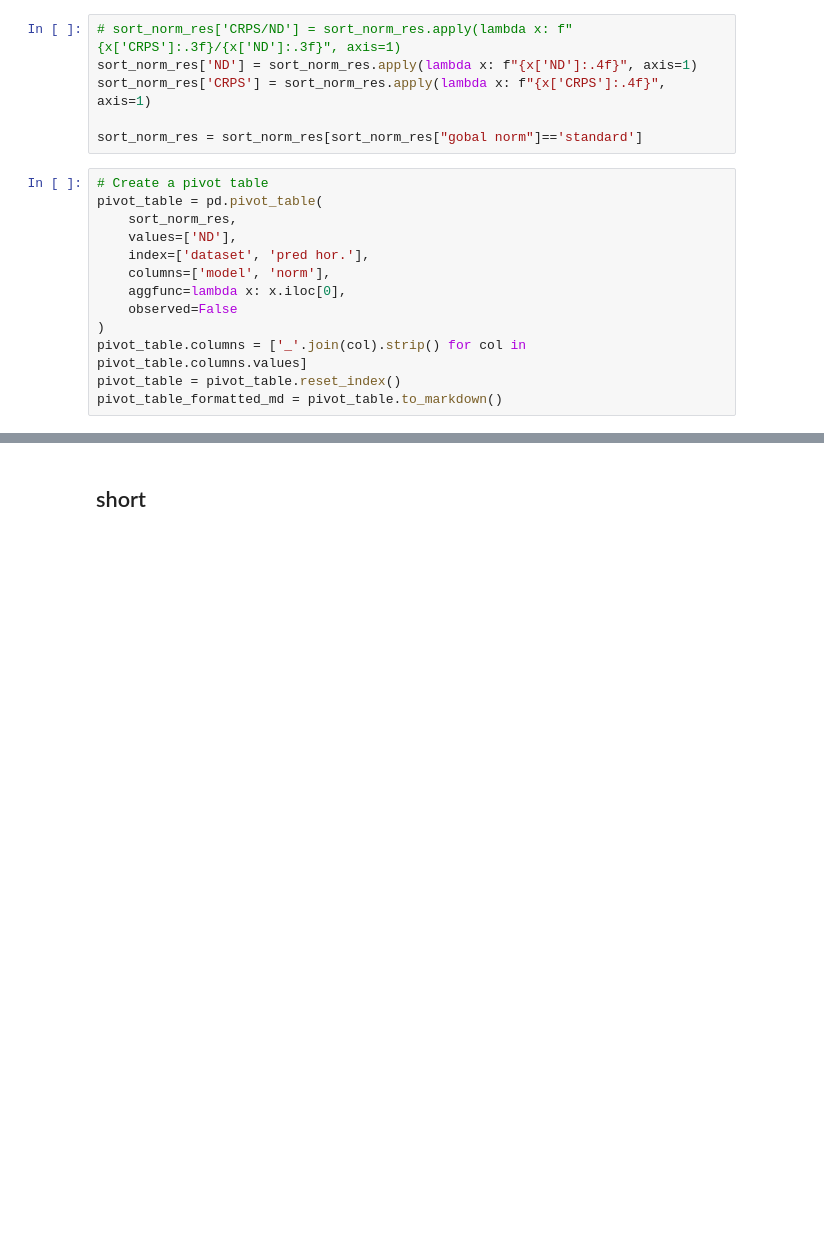
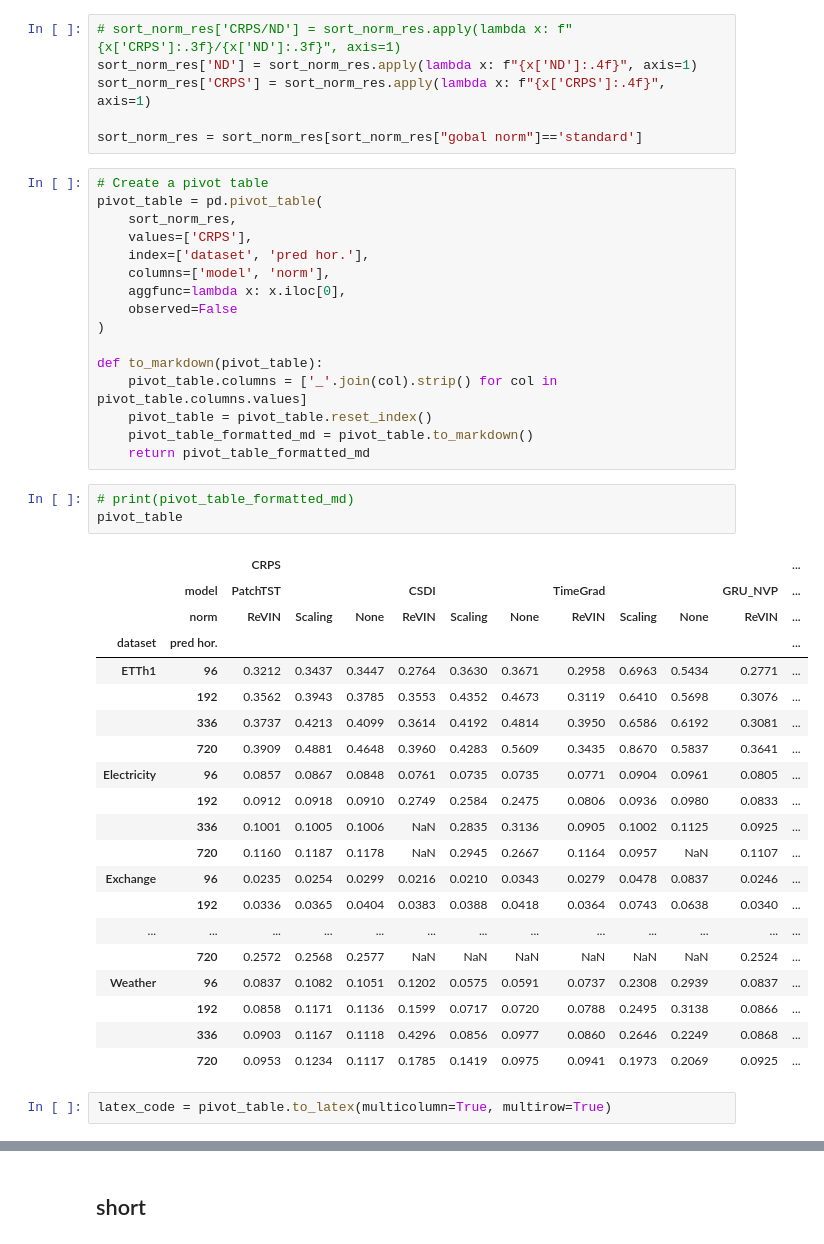
Before and after one commit to imJiawen/ProbTS, a Jupyter notebook: analysis/rebuttal_analysis.ipynb, the cells around one changed output, grey strips where cells are left out. Drawn from its saved outputs; the diff is of its cells as text; blank space fills up the shorter version.

Commit message:
update to_latex

```diff
--- a/analysis/rebuttal_analysis.ipynb
+++ b/analysis/rebuttal_analysis.ipynb
@@ -303,13 +303,42 @@ sort_norm_res = sort_norm_res[sort_norm_res["gobal norm"]=='standard']
 # Create a pivot table
 pivot_table = pd.pivot_table(
     sort_norm_res,
-    values=['ND'],
+    values=['CRPS'],
     index=['dataset', 'pred hor.'],
     columns=['model', 'norm'],
     aggfunc=lambda x: x.iloc[0],
     observed=False
 )
-pivot_table.columns = ['_'.join(col).strip() for col in pivot_table.columns.values]
-pivot_table = pivot_table.reset_index()
-pivot_table_formatted_md = pivot_table.to_markdown()
+
+def to_markdown(pivot_table):
+    pivot_table.columns = ['_'.join(col).strip() for col in pivot_table.columns.values]
+    pivot_table = pivot_table.reset_index()
+    pivot_table_formatted_md = pivot_table.to_markdown()
+    return pivot_table_formatted_md
+# %%
+# print(pivot_table_formatted_md)
+pivot_table
+# %% [output]
+|  |  | CRPS |  |  |  |  |  |  |  |  |  | ... |
+|  | model | PatchTST |  |  | CSDI |  |  | TimeGrad |  |  | GRU_NVP | ... |
+|  | norm | ReVIN | Scaling | None | ReVIN | Scaling | None | ReVIN | Scaling | None | ReVIN | ... |
+| dataset | pred hor. |  |  |  |  |  |  |  |  |  |  | ... |
+| ETTh1 | 96 | 0.3212 | 0.3437 | 0.3447 | 0.2764 | 0.3630 | 0.3671 | 0.2958 | 0.6963 | 0.5434 | 0.2771 | ... |
+|  | 192 | 0.3562 | 0.3943 | 0.3785 | 0.3553 | 0.4352 | 0.4673 | 0.3119 | 0.6410 | 0.5698 | 0.3076 | ... |
+|  | 336 | 0.3737 | 0.4213 | 0.4099 | 0.3614 | 0.4192 | 0.4814 | 0.3950 | 0.6586 | 0.6192 | 0.3081 | ... |
+|  | 720 | 0.3909 | 0.4881 | 0.4648 | 0.3960 | 0.4283 | 0.5609 | 0.3435 | 0.8670 | 0.5837 | 0.3641 | ... |
+| Electricity | 96 | 0.0857 | 0.0867 | 0.0848 | 0.0761 | 0.0735 | 0.0735 | 0.0771 | 0.0904 | 0.0961 | 0.0805 | ... |
+|  | 192 | 0.0912 | 0.0918 | 0.0910 | 0.2749 | 0.2584 | 0.2475 | 0.0806 | 0.0936 | 0.0980 | 0.0833 | ... |
+|  | 336 | 0.1001 | 0.1005 | 0.1006 | NaN | 0.2835 | 0.3136 | 0.0905 | 0.1002 | 0.1125 | 0.0925 | ... |
+|  | 720 | 0.1160 | 0.1187 | 0.1178 | NaN | 0.2945 | 0.2667 | 0.1164 | 0.0957 | NaN | 0.1107 | ... |
+| Exchange | 96 | 0.0235 | 0.0254 | 0.0299 | 0.0216 | 0.0210 | 0.0343 | 0.0279 | 0.0478 | 0.0837 | 0.0246 | ... |
+|  | 192 | 0.0336 | 0.0365 | 0.0404 | 0.0383 | 0.0388 | 0.0418 | 0.0364 | 0.0743 | 0.0638 | 0.0340 | ... |
+| ... | ... | ... | ... | ... | ... | ... | ... | ... | ... | ... | ... | ... |
+|  | 720 | 0.2572 | 0.2568 | 0.2577 | NaN | NaN | NaN | NaN | NaN | NaN | 0.2524 | ... |
+| Weather | 96 | 0.0837 | 0.1082 | 0.1051 | 0.1202 | 0.0575 | 0.0591 | 0.0737 | 0.2308 | 0.2939 | 0.0837 | ... |
+|  | 192 | 0.0858 | 0.1171 | 0.1136 | 0.1599 | 0.0717 | 0.0720 | 0.0788 | 0.2495 | 0.3138 | 0.0866 | ... |
+|  | 336 | 0.0903 | 0.1167 | 0.1118 | 0.4296 | 0.0856 | 0.0977 | 0.0860 | 0.2646 | 0.2249 | 0.0868 | ... |
+|  | 720 | 0.0953 | 0.1234 | 0.1117 | 0.1785 | 0.1419 | 0.0975 | 0.0941 | 0.1973 | 0.2069 | 0.0925 | ... |
+# %%
+latex_code = pivot_table.to_latex(multicolumn=True, multirow=True)
 # %%
```
Also changed, not shown: parts of 1 cell of this notebook, 1 other file.
